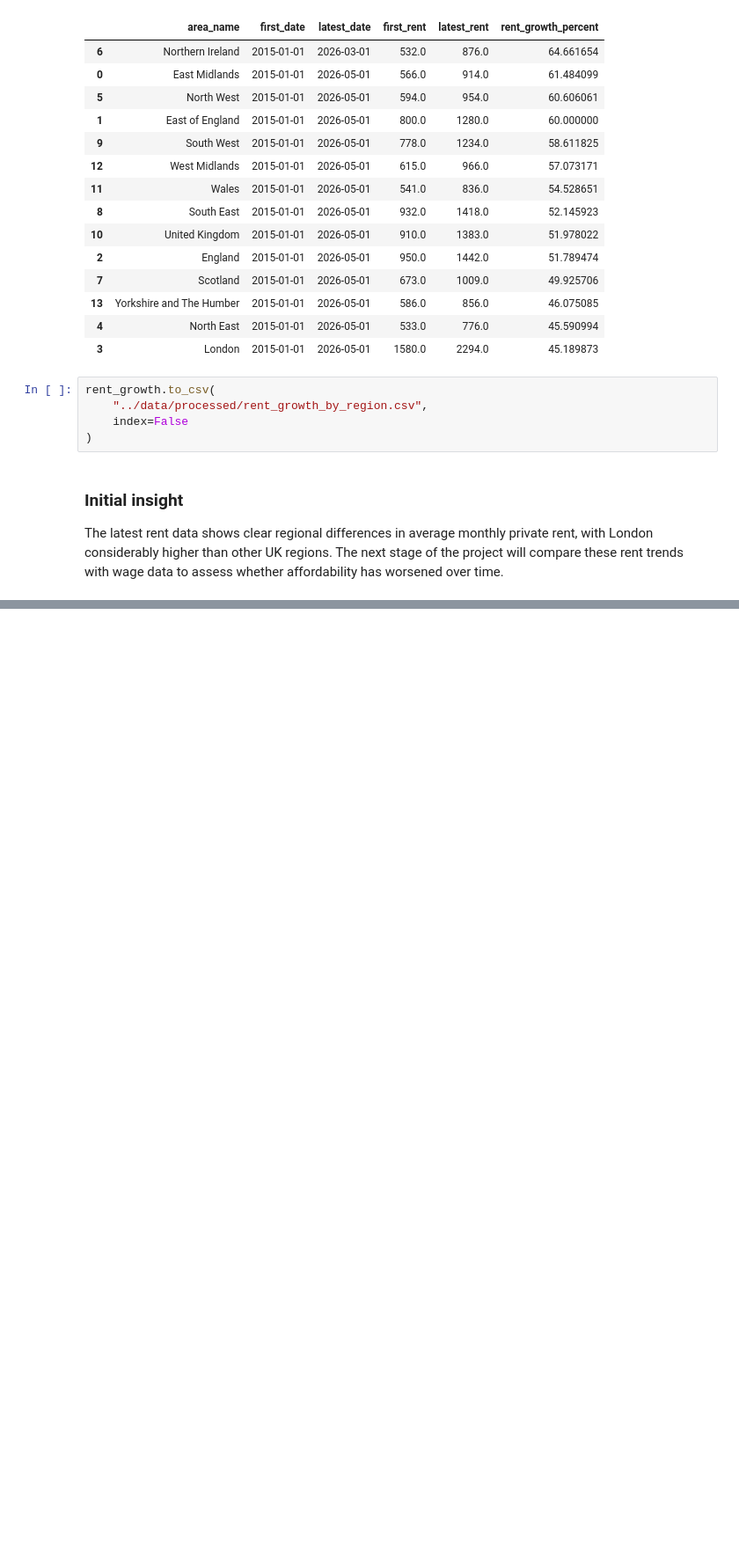
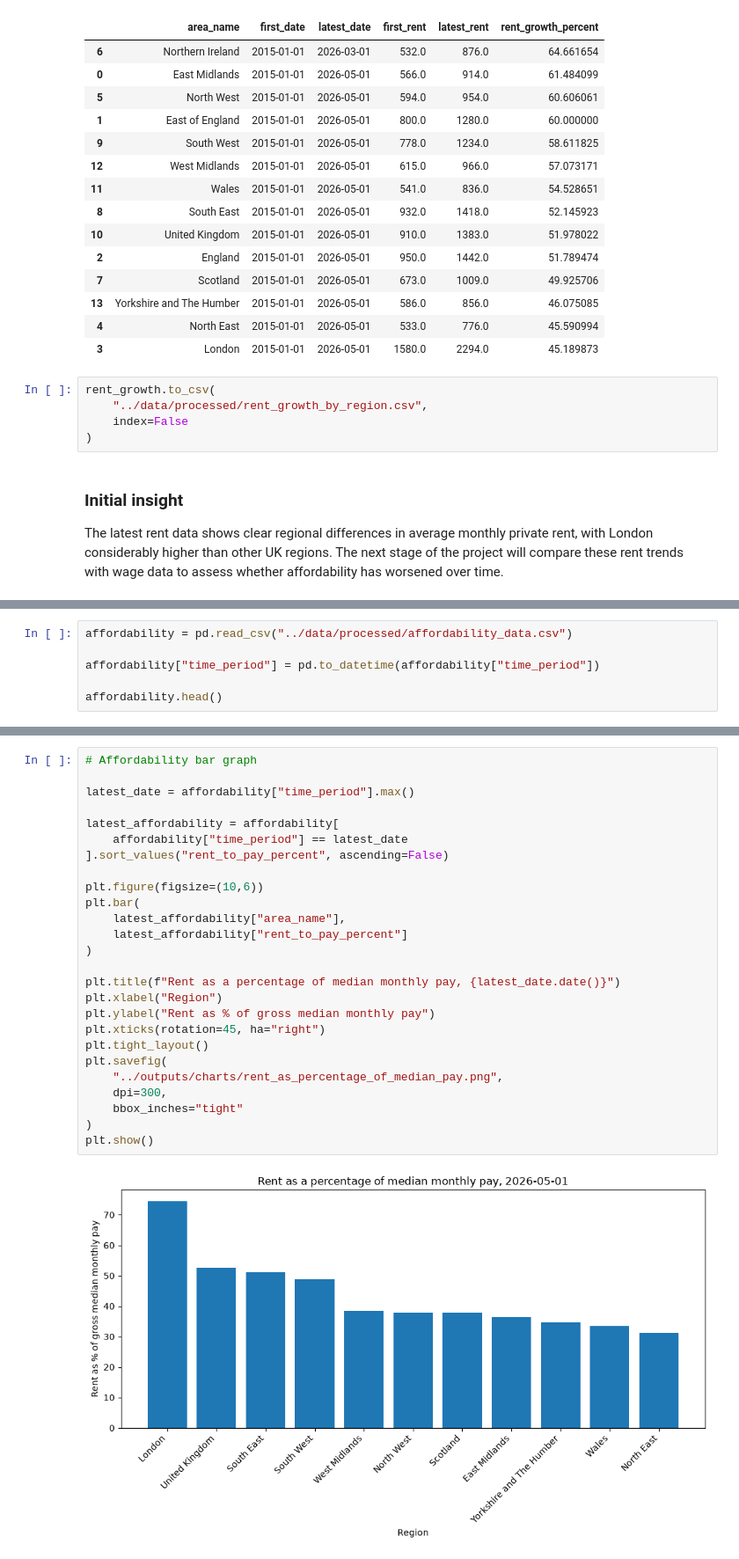
Before and after one commit to Puffinscatz/uk-affordability-analysis, a Jupyter notebook: notebooks/03_exploratory_analysis.ipynb, the cells around one changed output, grey strips where cells are left out. Shown at 88% size. Saved outputs shown, nothing was run; the diff lists cells and outputs as text; blank space fills up the shorter version.

Commit message:
Create affordability dataset

```diff
--- a/notebooks/03_exploratory_analysis.ipynb
+++ b/notebooks/03_exploratory_analysis.ipynb
@@ -127,0 +132,6 @@ The latest rent data shows clear regional differences in average monthly private
+# %%
+affordability = pd.read_csv("../data/processed/affordability_data.csv")
+
+affordability["time_period"] = pd.to_datetime(affordability["time_period"])
+
+affordability.head()
@@ -127,0 +145,28 @@ The latest rent data shows clear regional differences in average monthly private
+# %%
+# Affordability bar graph
+
+latest_date = affordability["time_period"].max()
+
+latest_affordability = affordability[
+    affordability["time_period"] == latest_date
+].sort_values("rent_to_pay_percent", ascending=False)
+
+plt.figure(figsize=(10,6))
+plt.bar(
+    latest_affordability["area_name"],
+    latest_affordability["rent_to_pay_percent"]
+)
+
+plt.title(f"Rent as a percentage of median monthly pay, {latest_date.date()}")
+plt.xlabel("Region")
+plt.ylabel("Rent as % of gross median monthly pay")
+plt.xticks(rotation=45, ha="right")
+plt.tight_layout()
+plt.savefig(
+    "../outputs/charts/rent_as_percentage_of_median_pay.png",
+    dpi=300,
+    bbox_inches="tight"
+)
+plt.show()
+# %% [output]
+[figure, added]
```
Also changed, not shown: parts of 3 cells of this notebook.
